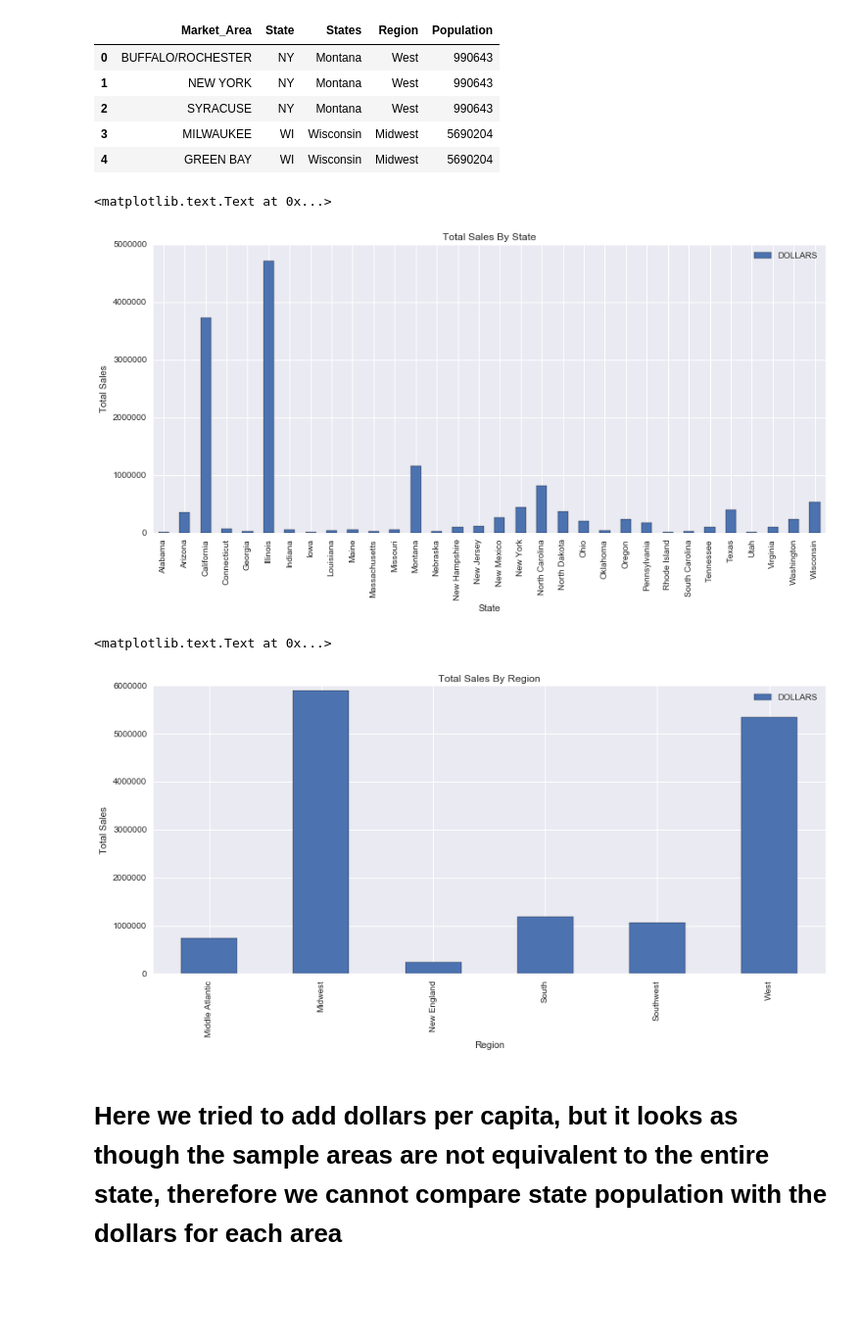
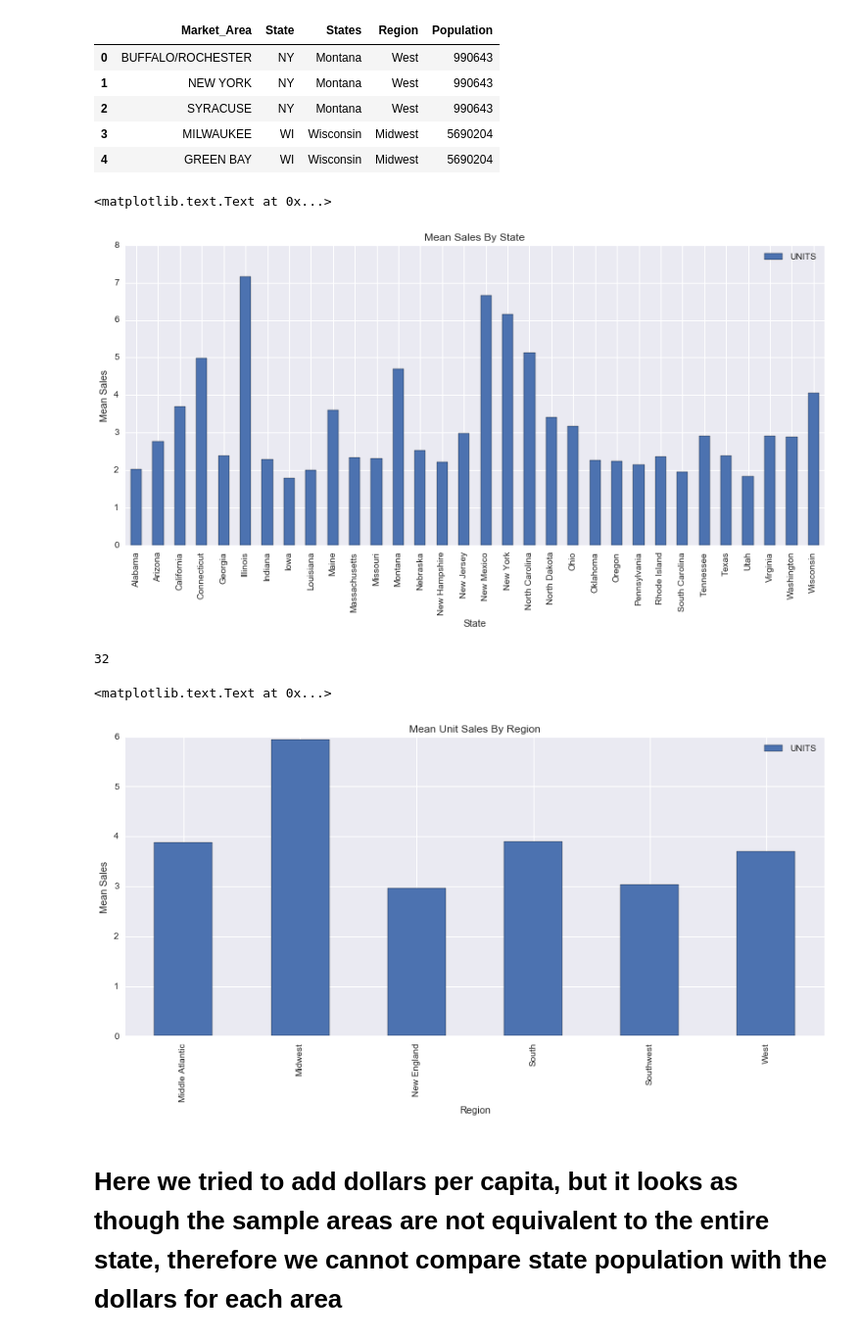
Before and after one commit to mGalarnyk/Machine_Learning_Froyo, a Jupyter notebook: Ryan/Project_Geographic_Location_Info.ipynb, the cells around one changed output. Shown: that part at 98% size. Saved outputs shown, nothing was run; the diff lists cells and outputs as text; code cells hidden in the pictures; blank space fills up the shorter version.

```diff
--- a/Ryan/Project_Geographic_Location_Info.ipynb
+++ b/Ryan/Project_Geographic_Location_Info.ipynb
@@ -189,7 +210,7 @@ df_drug_sales=pd.merge(df_drug_sales, weeks, how='inner', left_on='WEEK', right_
 # Select specific columns
 df_drug_sales= df_drug_sales[['IRI_KEY','VEND', 'ITEM', 'UNITS','DOLLARS',
                              'Calendar week starting on', 'Calendar week ending on',
-                            'WEEK','Month', 'Year']]
+                            'WeekOfYear','Month', 'Year']]
 # Preview the sales dataframe
 df_drug_sales.head()
 # %% [output]
@@ -254,7 +320,7 @@ drug_sales_geo = pd.merge(df_drug_sales,df_stores, on='IRI_KEY' )
 
 #Select specific columns that we want to observe
 drug_sales_geo = drug_sales_geo[['IRI_KEY', 'VEND', 'ITEM', 'UNITS', 'DOLLARS', u'EST_ACV', u'Market_Name',
-       u'Month', u'Year','WEEK', u'name','Calendar week starting on', 'Calendar week ending on']]
+       u'Month', u'Year','WeekOfYear', u'name','Calendar week starting on', 'Calendar week ending on']]
 
 drug_sales_geo.head()
 # %% [output]
@@ -281,6 +347,9 @@ len (market_name_state)
 # %%
 # Read in census data
 census_data = pd.read_csv('2010_Census_Data.csv')
+
+#Read in csv for linking state to market area
+state_link = pd.read_csv('Market_Areas_States.csv')
 
 #Join regions with census population data
 market_area_info = pd.merge(state_link,census_data, left_on='State', right_on='State Abbrev')
@@ -288,6 +357,7 @@ market_area_info = pd.merge(state_link,census_data, left_on='State', right_on='S
 #Select specific columns that are wanted
 market_area_info = market_area_info[['Market_Area', 'State', 'States','Region',
         'Population']]
+
 #Display sample of the dataframe
 market_area_info.head()
 # %% [output]
@@ -302,23 +372,27 @@ market_area_info.head()
 drug_sales_regions = pd.merge(drug_sales_geo, market_area_info, left_on = 'Market_Name', right_on= 'Market_Area')
 
 # Group By Region
-Sales_By_State = drug_sales_regions.groupby(['States']).sum()[['DOLLARS']]
+Sales_By_State = drug_sales_regions.groupby(['States']).mean()[['UNITS']]
 Sales_By_State.plot(kind='bar',figsize=(14, 6), fontsize=10, sort_columns=True)
 plt.xlabel('State')
-plt.ylabel('Total Sales')
-plt.title('Total Sales By State')
+plt.ylabel('Mean Sales')
+plt.title('Mean Sales By State')
 # %% [output]
 <matplotlib.text.Text at 0x...>
-[figure, old version]
+[figure, new version]
+# %%
+len(Sales_By_State)
+# %% [output]
+32
 # %%
 # Group By Region
-Sales_By_Region = drug_sales_regions.groupby(['Region']).sum()[['DOLLARS']]
+Sales_By_Region = drug_sales_regions.groupby(['Region']).mean()[['UNITS']]
 Sales_By_Region.plot(kind='bar',figsize=(14, 6), fontsize=10, sort_columns=True)
 plt.xlabel('Region')
-plt.ylabel('Total Sales')
-plt.title('Total Sales By Region')
+plt.ylabel('Mean Sales')
+plt.title('Mean Unit Sales By Region')
 # %% [output]
 <matplotlib.text.Text at 0x...>
-[figure, old version]
+[figure, new version]
 # %% [markdown]
 # Here we tried to add dollars per capita, but it looks as though the sample areas are not equivalent to the entire state, therefore we cannot compare state population with the dollars for each area
```
Also changed, not shown: parts of 36 cells of this notebook, 8 other files.
